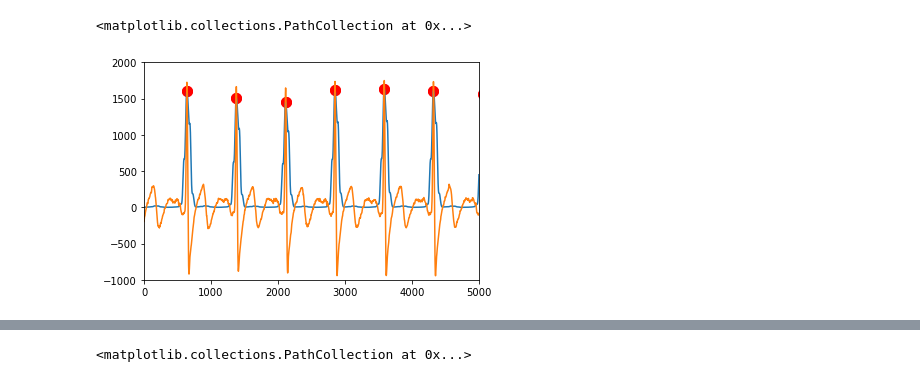
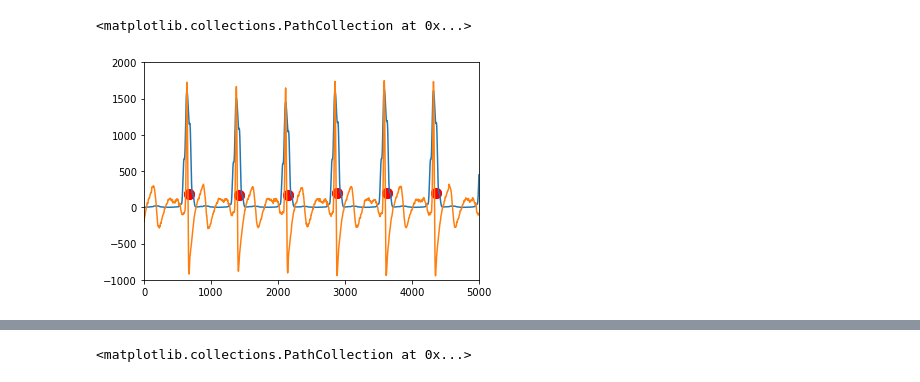
Before and after one commit to molbioeng/Molecool, a Jupyter notebook: HRV_extraction_2.ipynb, the cells around one changed output, grey strips where cells are left out. Saved outputs shown, nothing was run; the diff lists cells and outputs as text; code cells hidden in the pictures.

```diff
--- a/HRV_extraction_2.ipynb
+++ b/HRV_extraction_2.ipynb
@@ -55,24 +95,0 @@ _, rpeaks_4 = nk.ecg_peaks(diabetic_2, sampling_rate=sr)
-# %%
-# Correcting the shift between two signals.
-time_integrated = bsnb.generate_time(integrated_signal)
-time_control = bsnb.generate_time(control_data)
-
-difference = len(time_control)-len(time_integrated)
-
-n=0
-while n<difference:
-    del control_data[0]
-    n+=1
-
-_, rpeaks_1 = nk.ecg_peaks(integrated_signal, sampling_rate=sr)
-curve, = plt.plot(integrated_signal)
-x_data = curve.get_xdata()
-y_values = []
-for definitive in rpeaks_1['ECG_R_Peaks']:
-    value = np.interp(definitive, x_data, integrated_signal)
-    y_values.append(value)
-
-plt.scatter(rpeaks_1['ECG_R_Peaks'],y_values, c='red')
-plt.axis([0, 5000, -1000, 2000])
-plt.plot(control_data)
-plt.show()
@@ -81,18 +96,19 @@ plt.show()
 # %%
 curve, = plt.plot(integrated_signal)
 x_data = curve.get_xdata()
+x_data = x_data-50
 y_values = []
 for definitive in rpeaks_1['ECG_R_Peaks']:
     value = np.interp(definitive, x_data, integrated_signal)
     y_values.append(value)
 
 plt.axis([0, 5000, -1000, 2000])
 plt.scatter(rpeaks_1['ECG_R_Peaks'],y_values, s=100, c='red')
 plt.plot(control_data)
 plt.scatter(rpeaks_1['ECG_R_Peaks'],y_values, s=100, c='red')
 # %% [output]
 <matplotlib.collections.PathCollection at 0x...>
-[figure, old version]
+[figure, new version]
 # %%
 plt.plot(control_data)
 plt.scatter(rpeaks_1['ECG_R_Peaks'],y_values, s=100, c='red')
```
Also changed, not shown: parts of 4 cells of this notebook, 2 other files.
